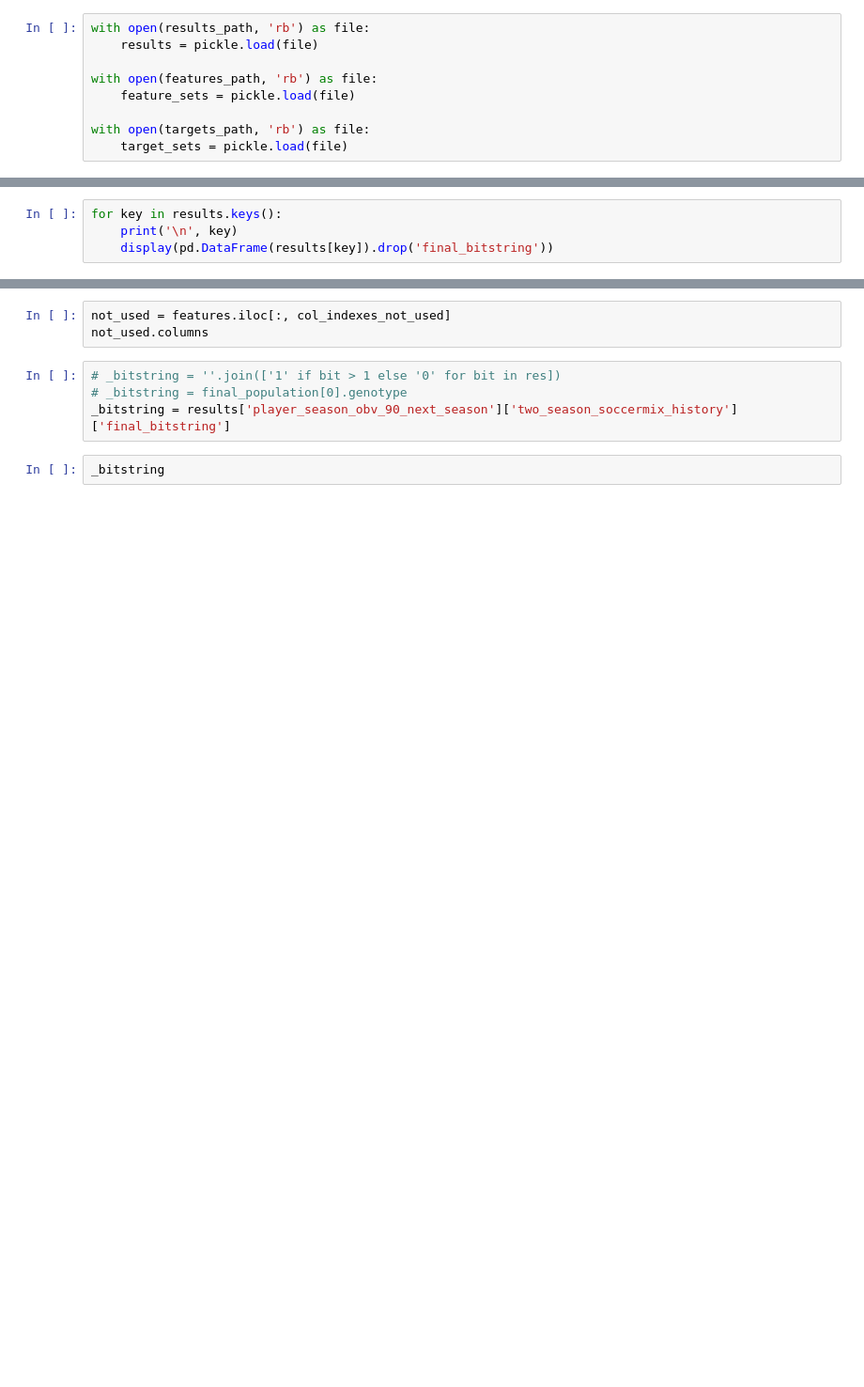
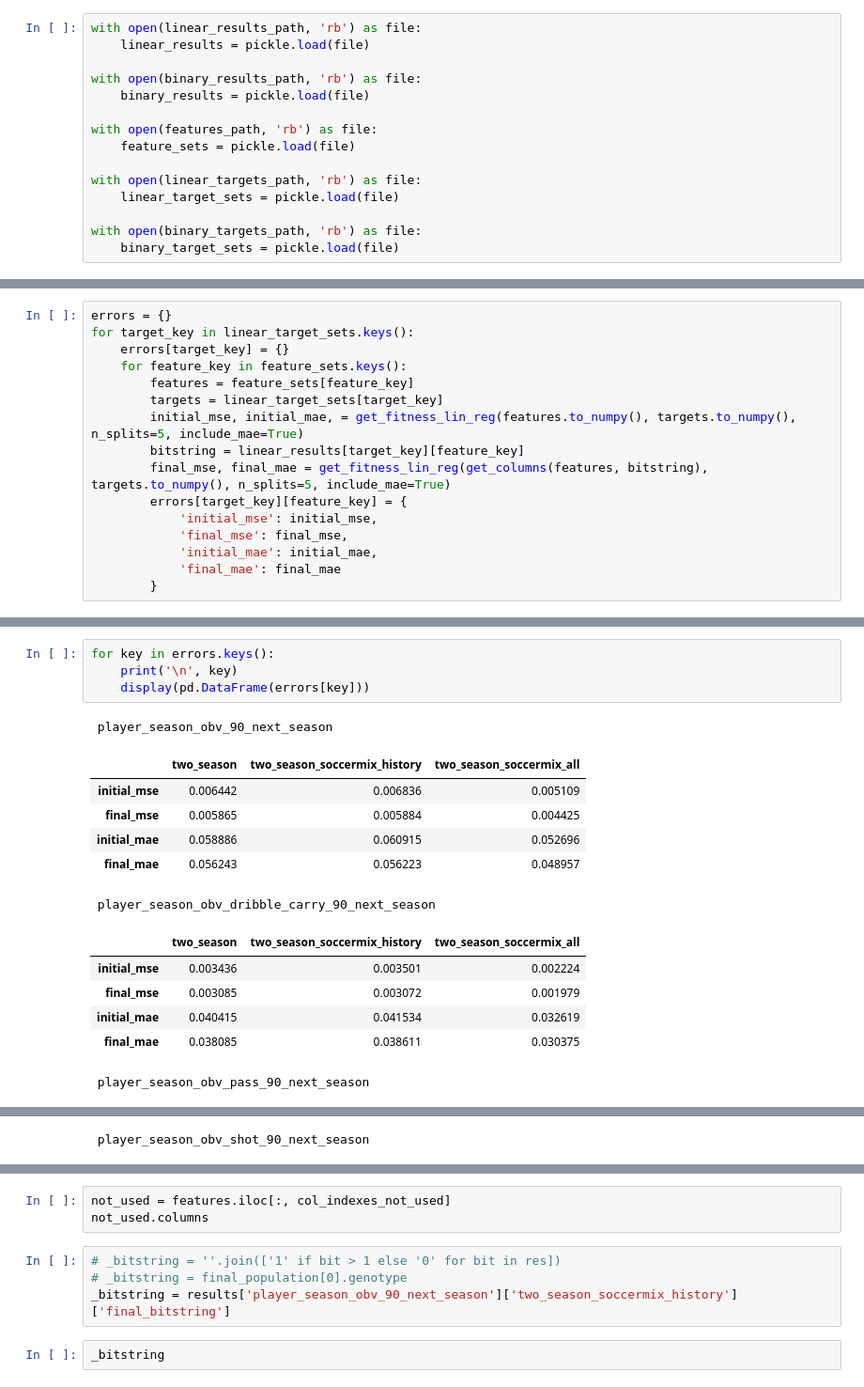
Before and after one commit to markusmkim/GA-feature-selection, a Jupyter notebook: results.ipynb, the cells around one changed output, grey strips where cells are left out. Shown at 94% size. Cells and saved outputs as stored; diff of their text form; blank space fills up the shorter version.

```diff
--- a/results.ipynb
+++ b/results.ipynb
@@ -16,9 +24,15 @@ targets_path = 'data/target_sets.pickle'
 # %%
-with open(results_path, 'rb') as file:
-    results = pickle.load(file)
+with open(linear_results_path, 'rb') as file:
+    linear_results = pickle.load(file)
+
+with open(binary_results_path, 'rb') as file:
+    binary_results = pickle.load(file)
 
 with open(features_path, 'rb') as file:
     feature_sets = pickle.load(file)
 
-with open(targets_path, 'rb') as file:
-    target_sets = pickle.load(file)
+with open(linear_targets_path, 'rb') as file:
+    linear_target_sets = pickle.load(file)
+
+with open(binary_targets_path, 'rb') as file:
+    binary_target_sets = pickle.load(file)
@@ -24,0 +41,16 @@ with open(targets_path, 'rb') as file:
+# %%
+errors = {}
+for target_key in linear_target_sets.keys():
+    errors[target_key] = {}
+    for feature_key in feature_sets.keys():
+        features = feature_sets[feature_key]
+        targets = linear_target_sets[target_key]
+        initial_mse, initial_mae, = get_fitness_lin_reg(features.to_numpy(), targets.to_numpy(), n_splits=5, include_mae=True)
+        bitstring = linear_results[target_key][feature_key]
+        final_mse, final_mae = get_fitness_lin_reg(get_columns(features, bitstring), targets.to_numpy(), n_splits=5, include_mae=True)
+        errors[target_key][feature_key] = {
+            'initial_mse': initial_mse,
+            'final_mse': final_mse,
+            'initial_mae': initial_mae,
+            'final_mae': final_mae
+        }
@@ -25,4 +71,18 @@ with open(targets_path, 'rb') as file:
 # %%
-for key in results.keys():
+for key in errors.keys():
     print('\n', key)
-    display(pd.DataFrame(results[key]).drop('final_bitstring'))
+    display(pd.DataFrame(errors[key]))
+# %% [output]
+ player_season_obv_90_next_season
+|  | two_season | two_season_soccermix_history | two_season_soccermix_all |
+| initial_mse | 0.006442 | 0.006836 | 0.005109 |
+| final_mse | 0.005865 | 0.005884 | 0.004425 |
+| initial_mae | 0.058886 | 0.060915 | 0.052696 |
+| final_mae | 0.056243 | 0.056223 | 0.048957 |
+ player_season_obv_dribble_carry_90_next_season
+|  | two_season | two_season_soccermix_history | two_season_soccermix_all |
+| initial_mse | 0.003436 | 0.003501 | 0.002224 |
+| final_mse | 0.003085 | 0.003072 | 0.001979 |
+| initial_mae | 0.040415 | 0.041534 | 0.032619 |
+| final_mae | 0.038085 | 0.038611 | 0.030375 |
+ player_season_obv_pass_90_next_season
@@ -28,0 +94 @@ for key in results.keys():
+ player_season_obv_shot_90_next_season
```
Also changed, not shown: parts of 18 cells of this notebook, 2 other files.
